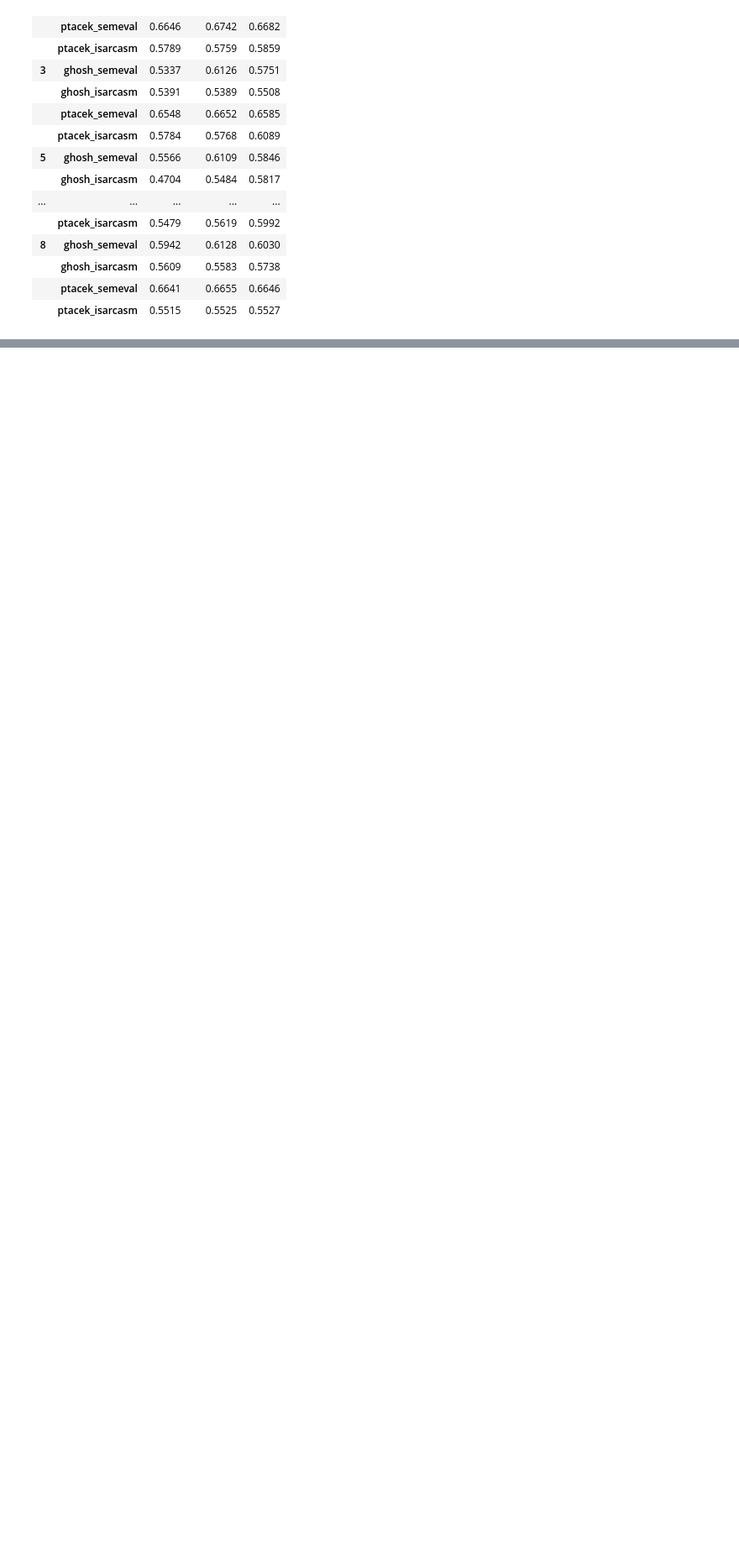
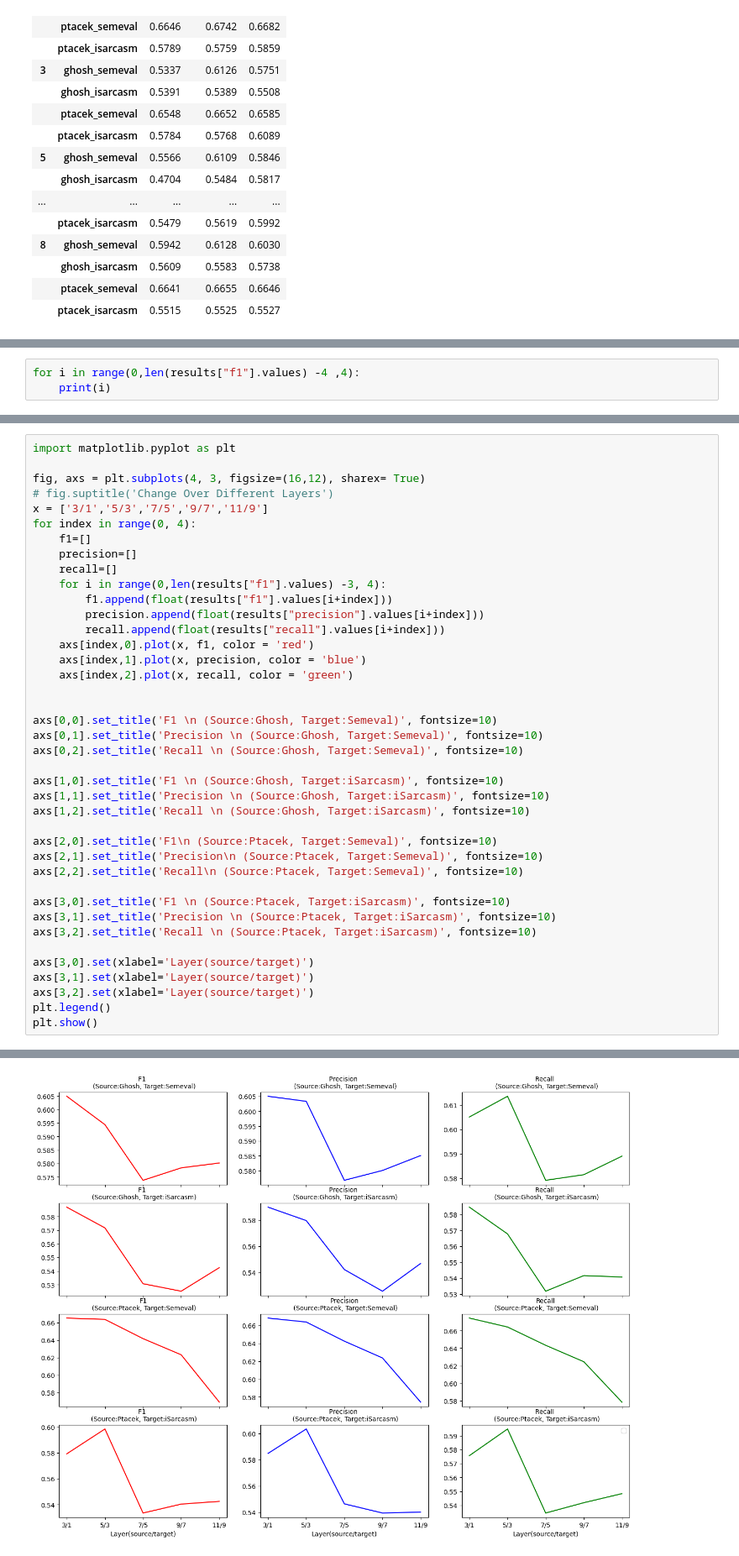
Before and after one commit to Simin404/UDA_Sarcasm, a Jupyter notebook: notebook/reproduce.ipynb, the cells around one changed output, grey strips where cells are left out. Shown at 84% size. Saved outputs shown, nothing was run; the diff lists cells and outputs as text; blank space fills up the shorter version.

```diff
--- a/notebook/reproduce.ipynb
+++ b/notebook/reproduce.ipynb
@@ -510,0 +823,3 @@ No artists with labels found to put in legend.  Note that artists whose label st
+# %%
+for i in range(0,len(results["f1"].values) -4 ,4):
+    print(i)
@@ -510,0 +831,41 @@ No artists with labels found to put in legend.  Note that artists whose label st
+# %%
+import matplotlib.pyplot as plt
+
+fig, axs = plt.subplots(4, 3, figsize=(16,12), sharex= True)
+# fig.suptitle('Change Over Different Layers')
+x = ['3/1','5/3','7/5','9/7','11/9']
+for index in range(0, 4):
+    f1=[]
+    precision=[]
+    recall=[]
+    for i in range(0,len(results["f1"].values) -3, 4):
+        f1.append(float(results["f1"].values[i+index]))
+        precision.append(float(results["precision"].values[i+index]))
+        recall.append(float(results["recall"].values[i+index]))
+    axs[index,0].plot(x, f1, color = 'red')
+    axs[index,1].plot(x, precision, color = 'blue')
+    axs[index,2].plot(x, recall, color = 'green')
+
+
+axs[0,0].set_title('F1 \n (Source:Ghosh, Target:Semeval)', fontsize=10)
+axs[0,1].set_title('Precision \n (Source:Ghosh, Target:Semeval)', fontsize=10)
+axs[0,2].set_title('Recall \n (Source:Ghosh, Target:Semeval)', fontsize=10)
+
+axs[1,0].set_title('F1 \n (Source:Ghosh, Target:iSarcasm)', fontsize=10)
+axs[1,1].set_title('Precision \n (Source:Ghosh, Target:iSarcasm)', fontsize=10)
+axs[1,2].set_title('Recall \n (Source:Ghosh, Target:iSarcasm)', fontsize=10)
+
+axs[2,0].set_title('F1\n (Source:Ptacek, Target:Semeval)', fontsize=10)
+axs[2,1].set_title('Precision\n (Source:Ptacek, Target:Semeval)', fontsize=10)
+axs[2,2].set_title('Recall\n (Source:Ptacek, Target:Semeval)', fontsize=10)
+
+axs[3,0].set_title('F1 \n (Source:Ptacek, Target:iSarcasm)', fontsize=10)
+axs[3,1].set_title('Precision \n (Source:Ptacek, Target:iSarcasm)', fontsize=10)
+axs[3,2].set_title('Recall \n (Source:Ptacek, Target:iSarcasm)', fontsize=10)
+
+axs[3,0].set(xlabel='Layer(source/target)')
+axs[3,1].set(xlabel='Layer(source/target)')
+axs[3,2].set(xlabel='Layer(source/target)')
+plt.legend()
+plt.show()
+# %% [output]
@@ -511 +873,2 @@ No artists with labels found to put in legend.  Note that artists whose label st
+[figure, added]
 # %% [markdown]
```
Also changed, not shown: parts of 49 cells of this notebook, 19 other files.
